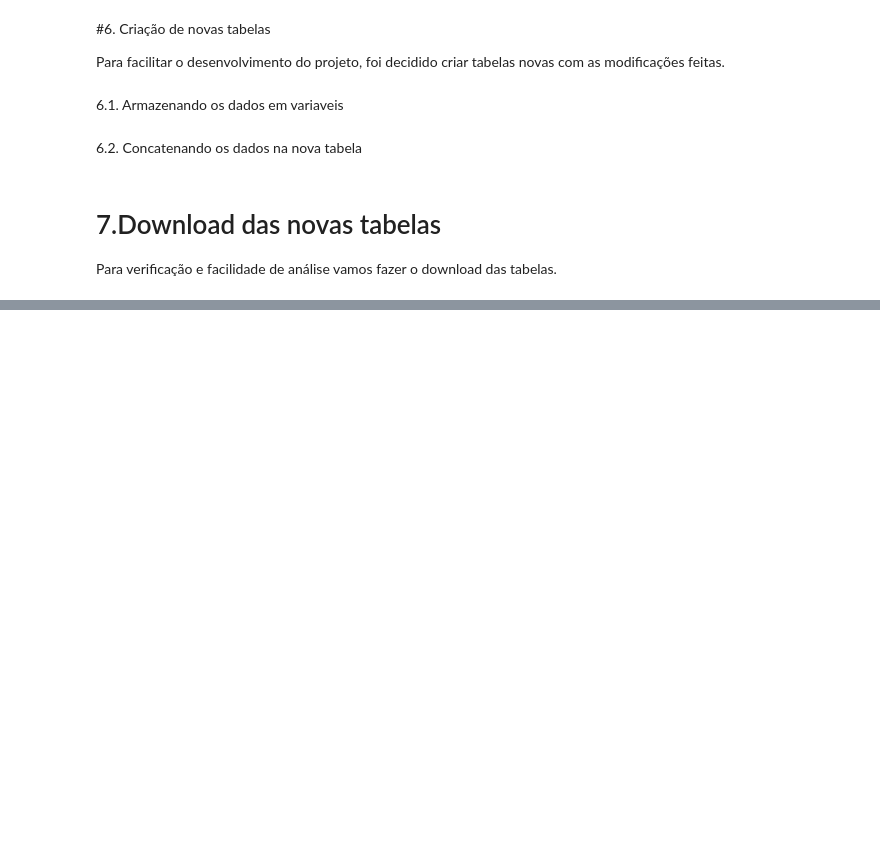
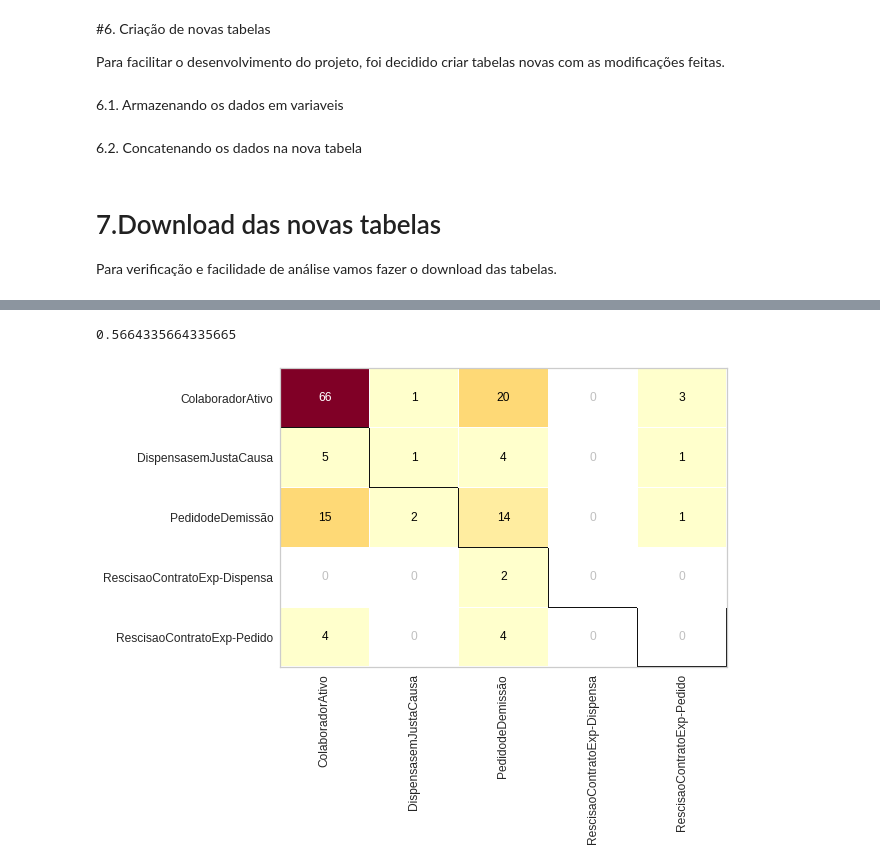
Before and after one commit to 2022M3T2-Inteli/FireData, a Jupyter notebook: Notebook/FireData_Turnover_de_funcionários.ipynb, the cells around one changed output, grey strips where cells are left out. Cells and saved outputs as stored; diff of their text form; code cells hidden in the pictures; blank space fills up the shorter version.

Commit message:
Atualização com 1 versão dos modelos preditivos testados

```diff
--- a/Notebook/FireData_Turnover_de_funcionários.ipynb
+++ b/Notebook/FireData_Turnover_de_funcionários.ipynb
@@ -469,0 +886,14 @@ newData_ambiente.to_excel('formatData_Ambiente.xlsx')
+# %%
+# model = RandomForestClassifier(n_estimators=10, random_state=0, oob_score=True, max_features=4)
+# model.fit(x_treino, y_treino)
+# plot_confusion_matrix(model,x_teste,y_teste, cmap='Blues')
+
+random_forest = RandomForestClassifier(n_estimators=40, criterion='entropy', random_state = 0)
+random_forest.fit(x_treino, y_treino)
+
+cm = ConfusionMatrix(random_forest)
+cm.fit(x_treino, y_treino)
+cm.score(x_teste, y_teste)
+# %% [output]
+0.5664335664335665
+[figure, added]
```
Also changed, not shown: parts of 68 cells of this notebook, 1 other file.
